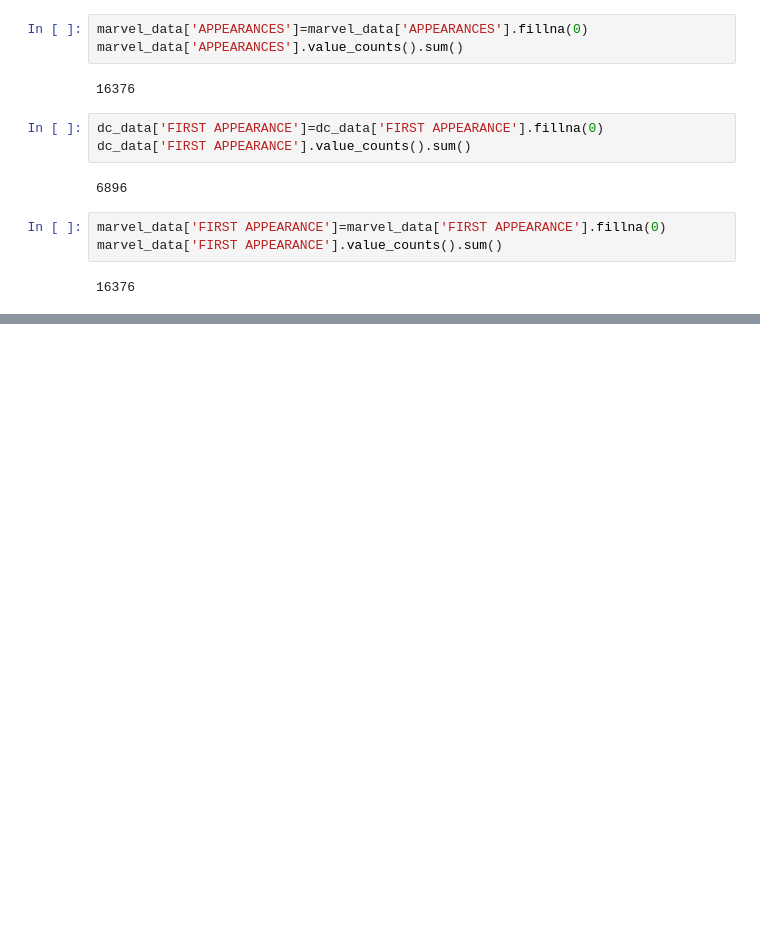
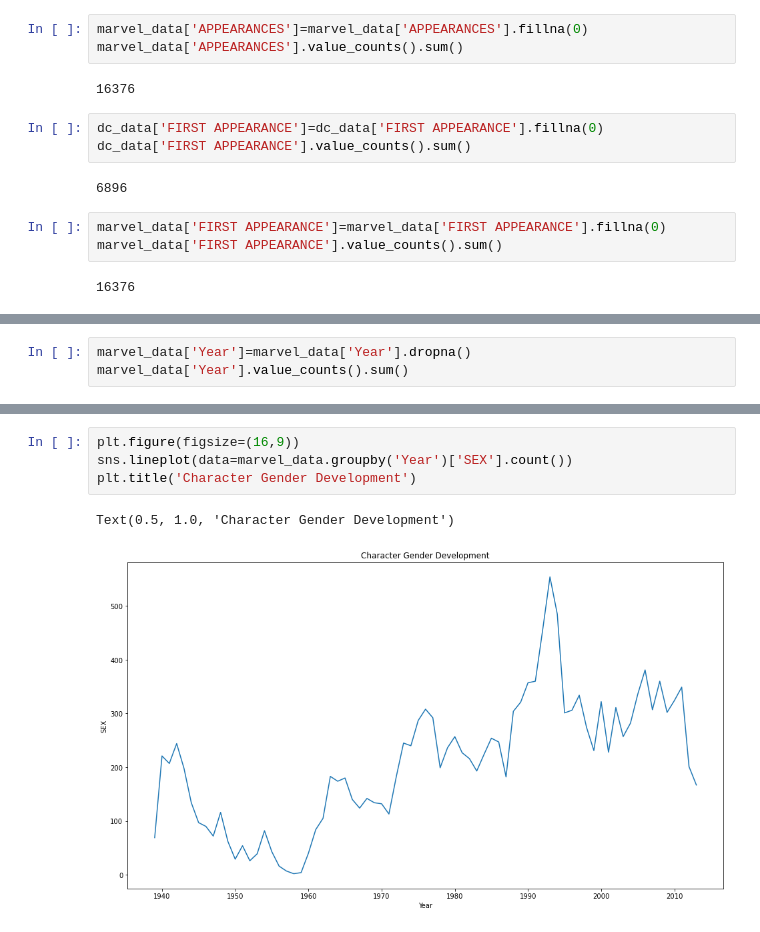
Before and after one commit to JanataZZ/Pandas-Numpy, a Jupyter notebook: FiveThirtyEight Comic Characters Dataset (Kaggle.com).ipynb, the cells around one changed output, grey strips where cells are left out. Drawn from its saved outputs; the diff is of its cells as text; blank space fills up the shorter version.

```diff
--- a/FiveThirtyEight Comic Characters Dataset (Kaggle.com).ipynb
+++ b/FiveThirtyEight Comic Characters Dataset (Kaggle.com).ipynb
@@ -204,0 +214,3 @@ marvel_data['FIRST APPEARANCE'].value_counts().sum()
+# %%
+marvel_data['Year']=marvel_data['Year'].dropna()
+marvel_data['Year'].value_counts().sum()
@@ -208,0 +261,7 @@ KeyError: 'Year'
+# %%
+plt.figure(figsize=(16,9))
+sns.lineplot(data=marvel_data.groupby('Year')['SEX'].count())
+plt.title('Character Gender Development')
+# %% [output]
+Text(0.5, 1.0, 'Character Gender Development')
+[figure, added]
```
Also changed, not shown: parts of 10 cells of this notebook.
